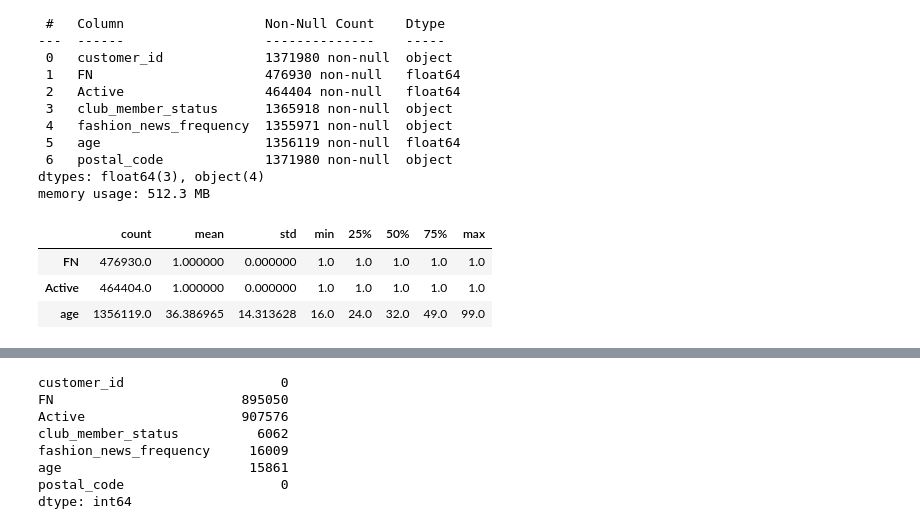
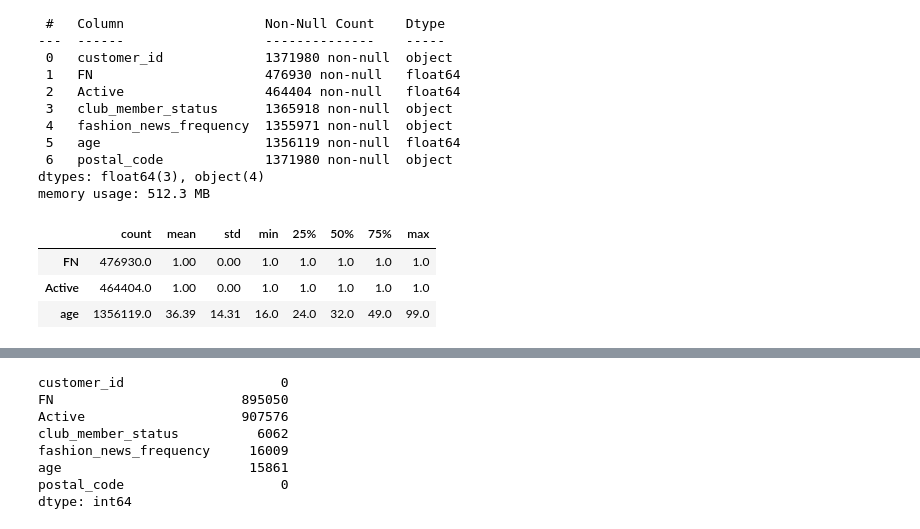
Before and after one commit to theflyingd/fashion-recommender, a Jupyter notebook: notebooks/Columsdescription_Martin.ipynb, the cells around one changed output, grey strips where cells are left out. Cells and saved outputs as stored; diff of their text form; code cells hidden in the pictures.

```diff
--- a/notebooks/Columsdescription_Martin.ipynb
+++ b/notebooks/Columsdescription_Martin.ipynb
@@ -1224,9 +1370,9 @@ Data columns (total 7 columns):
 dtypes: float64(3), object(4)
 memory usage: 512.3 MB
 # %%
-custom.describe().T
+round(custom.describe().T,2)
 # %% [output]
 |  | count | mean | std | min | 25% | 50% | 75% | max |
-| FN | 476930.0 | 1.000000 | 0.000000 | 1.0 | 1.0 | 1.0 | 1.0 | 1.0 |
-| Active | 464404.0 | 1.000000 | 0.000000 | 1.0 | 1.0 | 1.0 | 1.0 | 1.0 |
-| age | 1356119.0 | 36.386965 | 14.313628 | 16.0 | 24.0 | 32.0 | 49.0 | 99.0 |
+| FN | 476930.0 | 1.00 | 0.00 | 1.0 | 1.0 | 1.0 | 1.0 | 1.0 |
+| Active | 464404.0 | 1.00 | 0.00 | 1.0 | 1.0 | 1.0 | 1.0 | 1.0 |
+| age | 1356119.0 | 36.39 | 14.31 | 16.0 | 24.0 | 32.0 | 49.0 | 99.0 |
```
Also changed, not shown: parts of 40 cells of this notebook.
